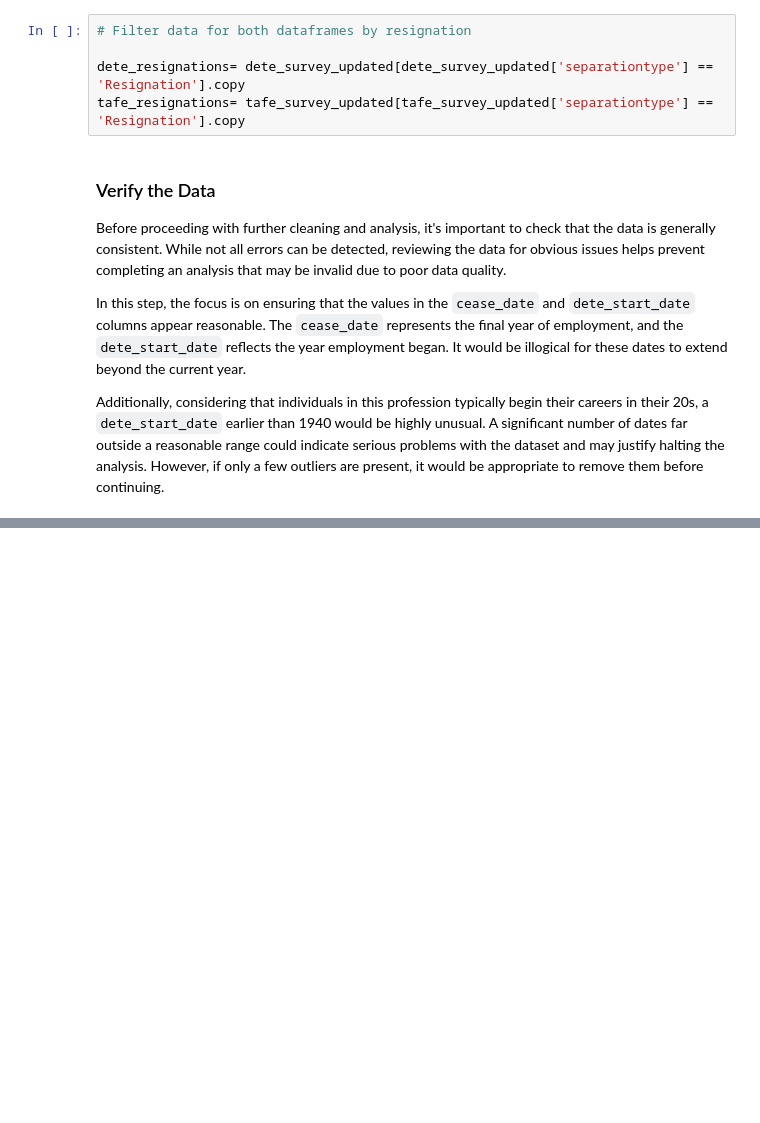
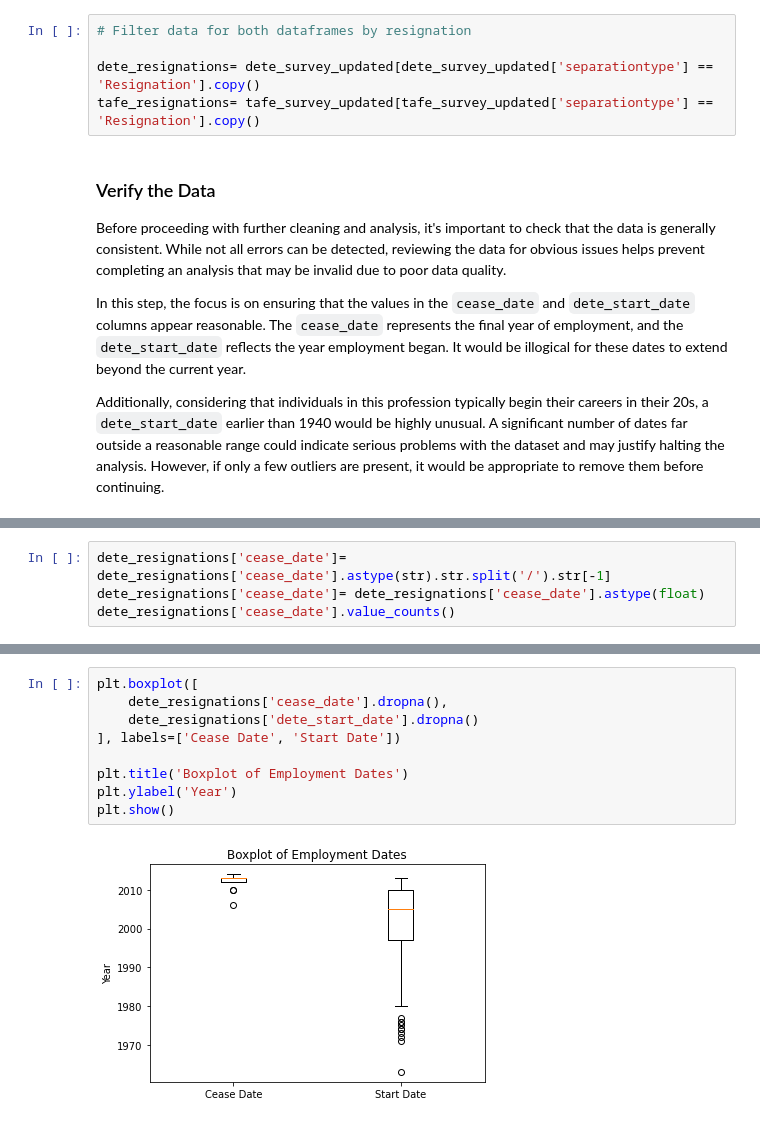
Before and after one commit to olusola-belle/employee_exit_surveys, a Jupyter notebook: employee_exit_surveys_project.ipynb, the cells around one changed output, grey strips where cells are left out. Drawn from its saved outputs; the diff is of its cells as text; blank space fills up the shorter version.

Commit message:
Feat: validate and clean employment data

```diff
--- a/employee_exit_surveys_project.ipynb
+++ b/employee_exit_surveys_project.ipynb
@@ -328,8 +329,8 @@ Name: separationtype, dtype: int64
 # %%
 # Filter data for both dataframes by resignation
 
-dete_resignations= dete_survey_updated[dete_survey_updated['separationtype'] == 'Resignation'].copy
-tafe_resignations= tafe_survey_updated[tafe_survey_updated['separationtype'] == 'Resignation'].copy
+dete_resignations= dete_survey_updated[dete_survey_updated['separationtype'] == 'Resignation'].copy()
+tafe_resignations= tafe_survey_updated[tafe_survey_updated['separationtype'] == 'Resignation'].copy()
 # %% [markdown]
 ### Verify the Data
 Before proceeding with further cleaning and analysis, it's important to check that the data is generally consistent. While not all errors can be detected, reviewing the data for obvious issues helps prevent completing an analysis that may be invalid due to poor data quality.
@@ -339,0 +371,4 @@ Additionally, considering that individuals in this profession typically begin th
+# %%
+dete_resignations['cease_date']= dete_resignations['cease_date'].astype(str).str.split('/').str[-1]
+dete_resignations['cease_date']= dete_resignations['cease_date'].astype(float)
+dete_resignations['cease_date'].value_counts()
@@ -339,0 +397,11 @@ Additionally, considering that individuals in this profession typically begin th
+# %%
+plt.boxplot([
+    dete_resignations['cease_date'].dropna(),
+    dete_resignations['dete_start_date'].dropna()
+], labels=['Cease Date', 'Start Date'])
+
+plt.title('Boxplot of Employment Dates')
+plt.ylabel('Year')
+plt.show()
+# %% [output]
+[figure, added]
```
Also changed, not shown: parts of 6 cells of this notebook.
